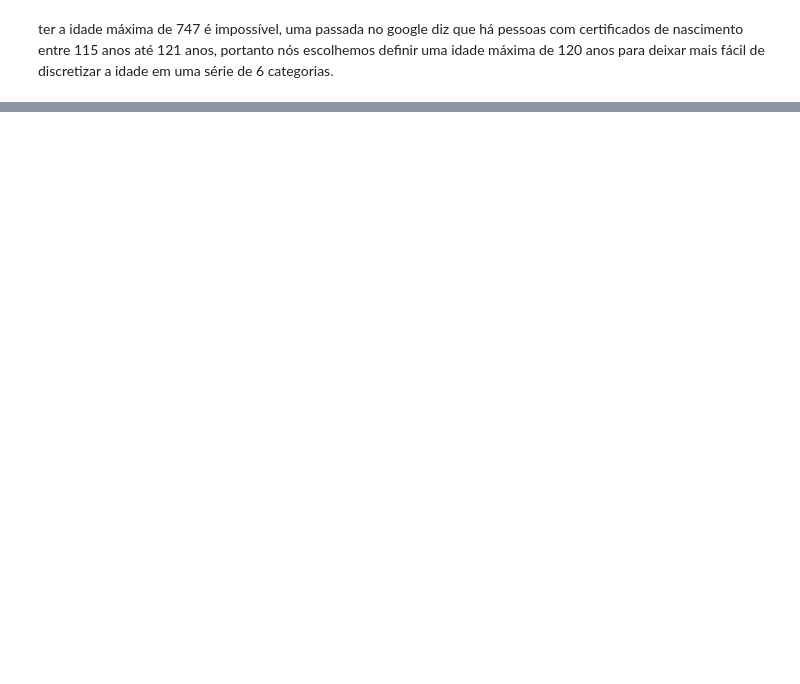
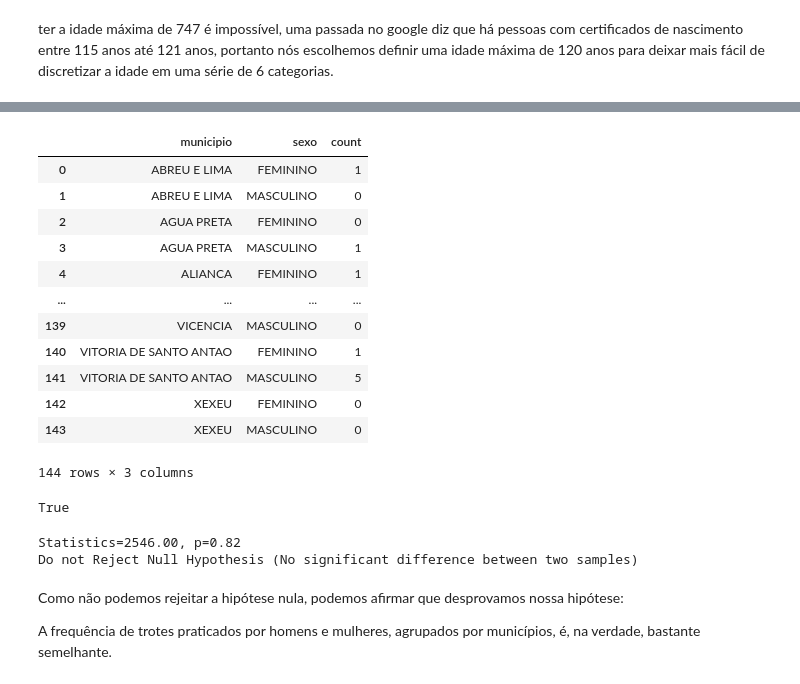
Before and after one commit to alpsilva/emergency-occurrences-recife, a Jupyter notebook: study.ipynb, the cells around one changed output, grey strips where cells are left out. Cells and saved outputs as stored; diff of their text form; code cells hidden in the pictures; blank space fills up the shorter version.

Commit message:
Code clean up and first hypothesis test

```diff
--- a/study.ipynb
+++ b/study.ipynb
@@ -156,0 +251,50 @@ stats.shapiro(idade_ascending)[1]
+# %%
+trotes_df = raw_df[raw_df['motivo_desfecho'] == 'TROTE']
+trotes_table = trotes_df.groupby(['municipio', 'sexo'])['data'].agg(['count']).reset_index()
+trotes_table
+# %% [output]
+|  | municipio | sexo | count |
+| 0 | ABREU E LIMA | FEMININO | 1 |
+| 1 | ABREU E LIMA | MASCULINO | 0 |
+| 2 | AGUA PRETA | FEMININO | 0 |
+| 3 | AGUA PRETA | MASCULINO | 1 |
+| 4 | ALIANCA | FEMININO | 1 |
+| ... | ... | ... | ... |
+| 139 | VICENCIA | MASCULINO | 0 |
+| 140 | VITORIA DE SANTO ANTAO | FEMININO | 1 |
+| 141 | VITORIA DE SANTO ANTAO | MASCULINO | 5 |
+| 142 | XEXEU | FEMININO | 0 |
+| 143 | XEXEU | MASCULINO | 0 |
+144 rows × 3 columns
+# %%
+trotes_femininos_por_municipio = trotes_table[trotes_table['sexo'] == 'FEMININO']
+trotes_masculinos_por_municipio = trotes_table[trotes_table['sexo'] == 'MASCULINO']
+
+# Taking the list of frequencies
+trotes_femininos_por_municipio = trotes_femininos_por_municipio['count'].to_list()
+trotes_masculinos_por_municipio = trotes_masculinos_por_municipio['count'].to_list()
+
+len(trotes_femininos_por_municipio) == len(trotes_masculinos_por_municipio)
+# %% [output]
+True
+# %%
+
+from scipy.stats import mannwhitneyu
+
+stat, p_value = mannwhitneyu(trotes_femininos_por_municipio, trotes_masculinos_por_municipio)
+print('Statistics=%.2f, p=%.2f' % (stat, p_value))
+
+# Level of significance
+alpha = 0.05
+# conclusion
+if p_value < alpha:
+    print('Reject Null Hypothesis (Significant difference between two samples)')
+else:
+    print('Do not Reject Null Hypothesis (No significant difference between two samples)')
+# %% [output]
+Statistics=2546.00, p=0.82
+Do not Reject Null Hypothesis (No significant difference between two samples)
+# %% [markdown]
+Como não podemos rejeitar a hipótese nula, podemos afirmar que desprovamos nossa hipótese:
+
+A frequência de trotes praticados por homens e mulheres, agrupados por municípios, é, na verdade, bastante semelhante.
```
Also changed, not shown: parts of 19 cells of this notebook.
